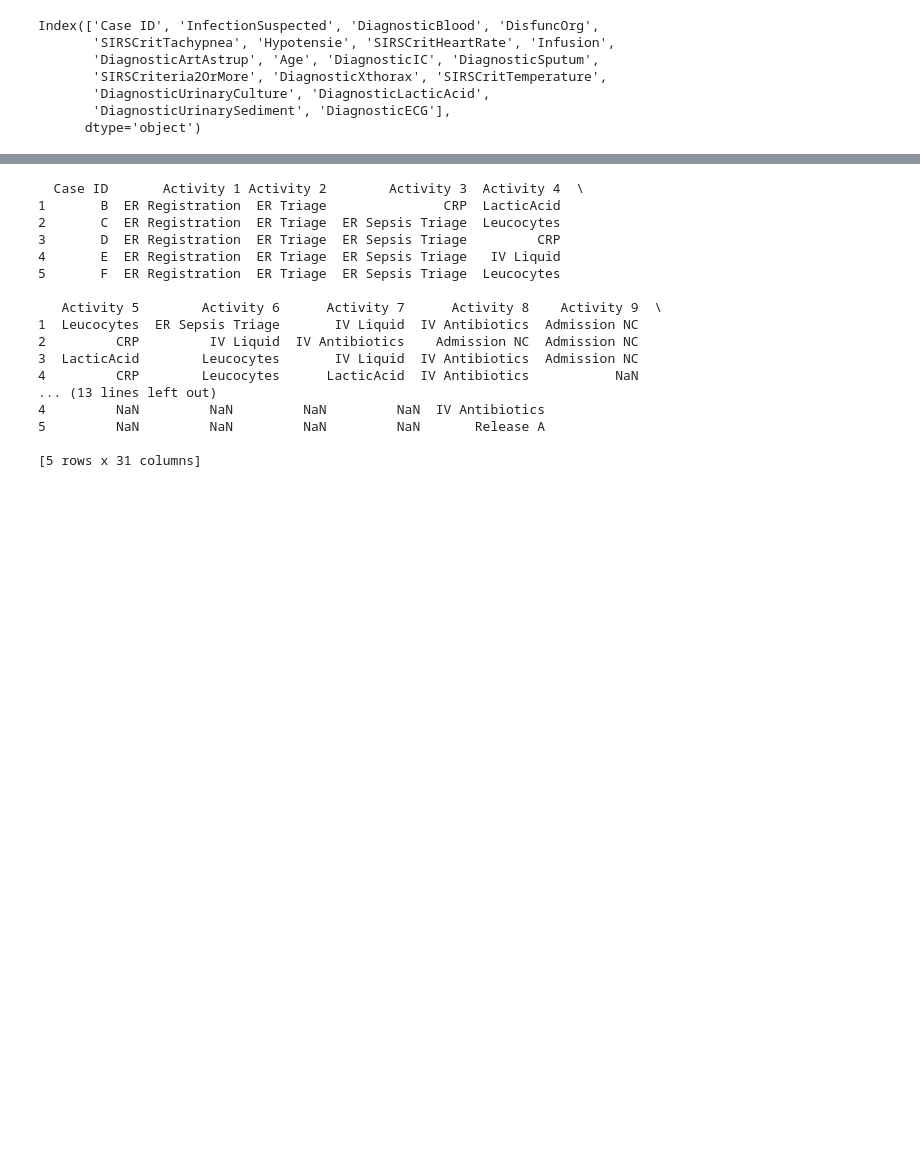
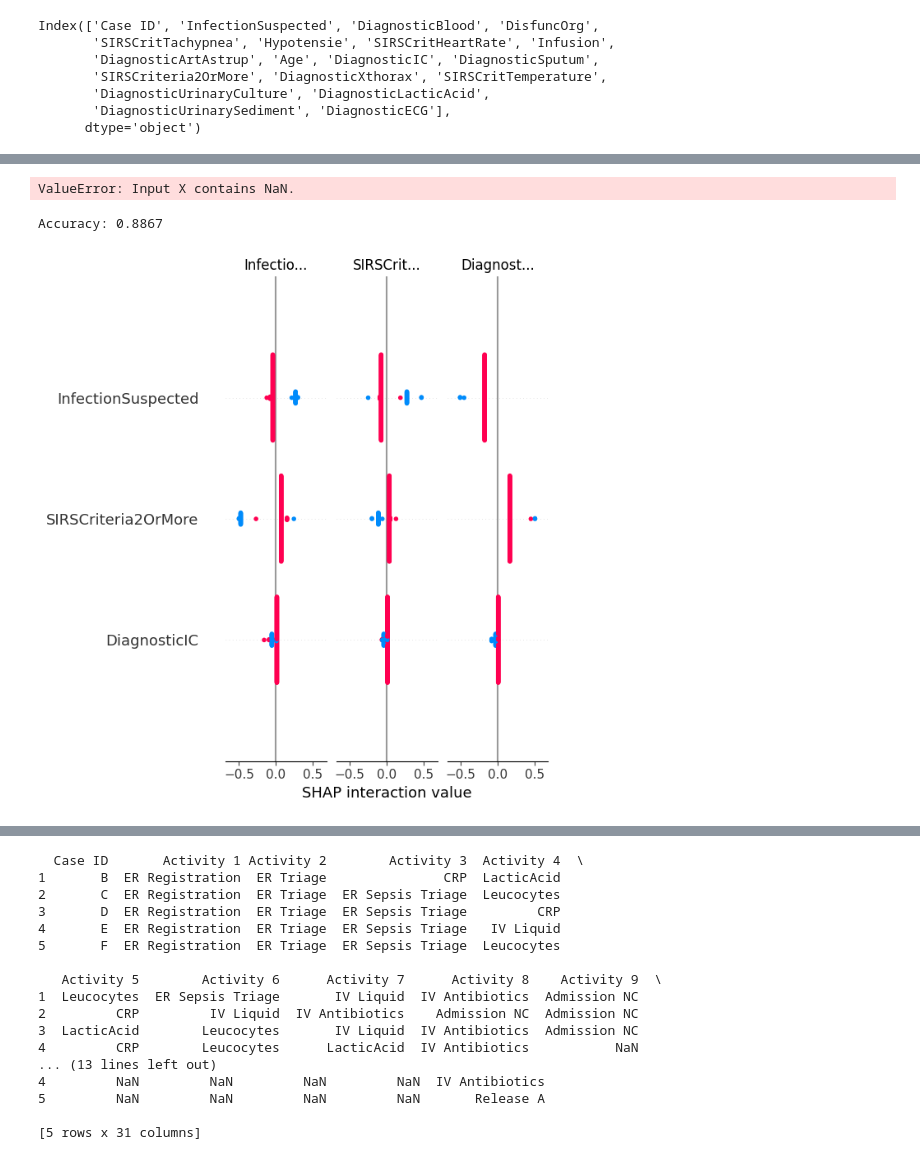
Before and after one commit to mohdkashifansari/Process_Analytics, a Jupyter notebook: model.ipynb, the cells around one changed output, grey strips where cells are left out. Cells and saved outputs as stored; diff of their text form; code cells hidden in the pictures; blank space fills up the shorter version.

```diff
--- a/model.ipynb
+++ b/model.ipynb
@@ -317,0 +368,31 @@ df_other_attributes.to_csv("clustered_data.csv", index=False)
+# %%
+from sklearn.metrics import silhouette_score
+
+silhouette_avg = silhouette_score(X, y)
+print(f"Silhouette Score: {silhouette_avg:.4f}")
+# %% [output]
+ValueError: Input X contains NaN.
+# %%
+from sklearn.ensemble import RandomForestClassifier
+from sklearn.model_selection import train_test_split
+from sklearn.metrics import accuracy_score
+
+# Train-test split
+X_train, X_test, y_train, y_test = train_test_split(X[top_features], y, test_size=0.2, random_state=42)
+
+# Train classifier
+clf = RandomForestClassifier(n_estimators=100, random_state=42)
+clf.fit(X_train, y_train)
+
+# Predict and evaluate
+y_pred = clf.predict(X_test)
+print(f"Accuracy: {accuracy_score(y_test, y_pred):.4f}")
+# %% [output]
+Accuracy: 0.8867
+# %%
+import shap
+explainer = shap.TreeExplainer(clf)
+shap_values = explainer.shap_values(X_test)
+shap.summary_plot(shap_values, X_test)
+# %% [output]
+[figure, added]
```
Also changed, not shown: parts of 28 cells of this notebook, 4 other files.
